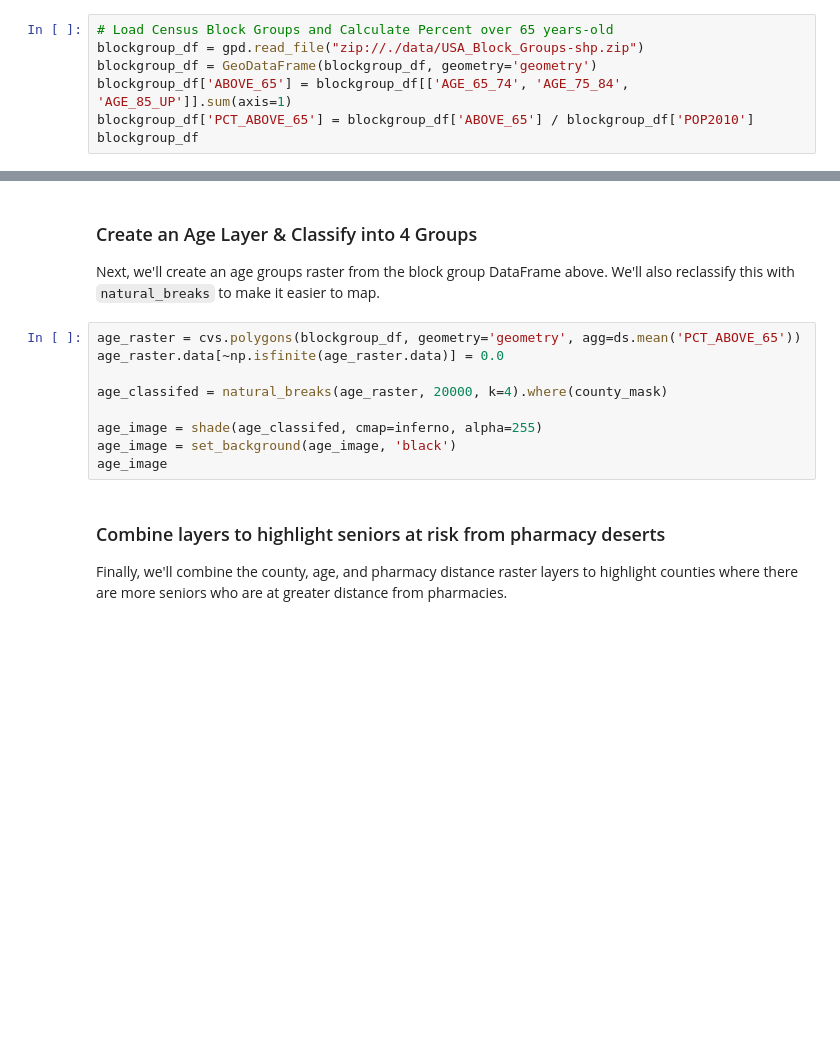
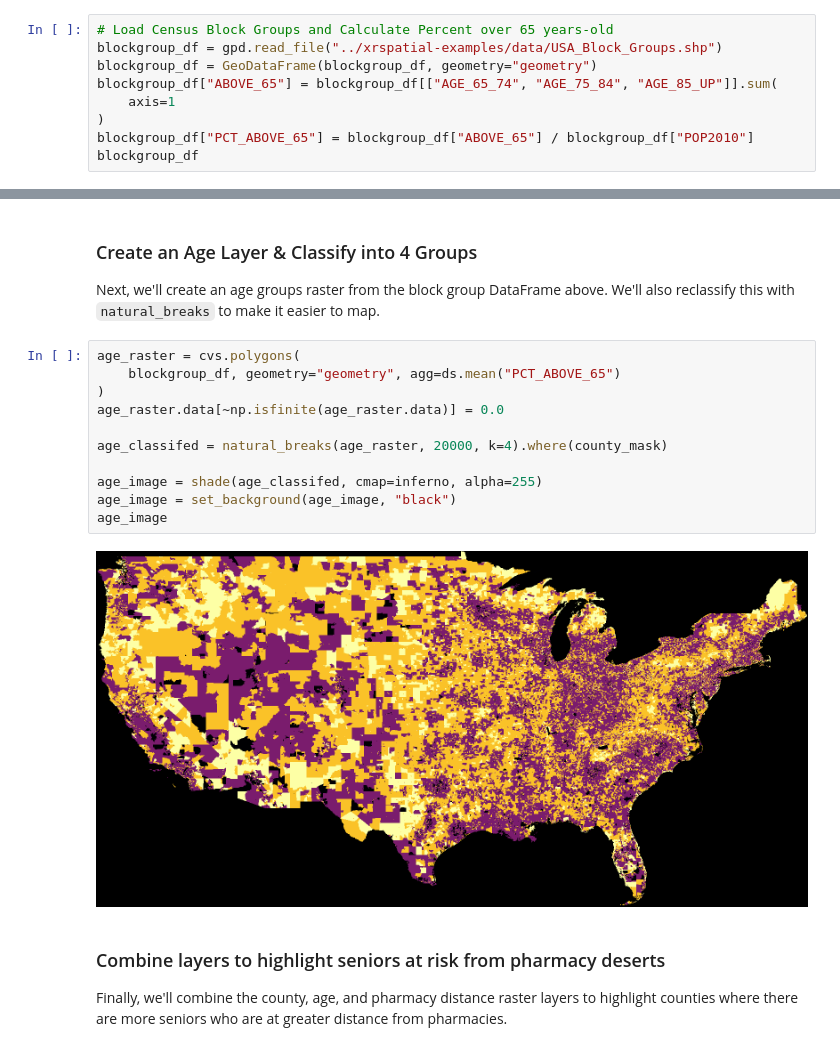
Before and after one commit to makepath/xarray-spatial, a Jupyter notebook: examples/pharmacy-deserts.ipynb, the cells around one changed output, grey strips where cells are left out. Drawn from its saved outputs; the diff is of its cells as text; blank space fills up the shorter version.

```diff
--- a/examples/pharmacy-deserts.ipynb
+++ b/examples/pharmacy-deserts.ipynb
@@ -44,8 +54,10 @@ Next, we'll do the same for the US block group data, but we'll use geopandas for
 We'll also group together all age groups above 65 to simplify things a bit.
 # %%
 # Load Census Block Groups and Calculate Percent over 65 years-old
-blockgroup_df = gpd.read_file("zip://./data/USA_Block_Groups-shp.zip")
-blockgroup_df = GeoDataFrame(blockgroup_df, geometry='geometry')
-blockgroup_df['ABOVE_65'] = blockgroup_df[['AGE_65_74', 'AGE_75_84', 'AGE_85_UP']].sum(axis=1)
-blockgroup_df['PCT_ABOVE_65'] = blockgroup_df['ABOVE_65'] / blockgroup_df['POP2010']
+blockgroup_df = gpd.read_file("../xrspatial-examples/data/USA_Block_Groups.shp")
+blockgroup_df = GeoDataFrame(blockgroup_df, geometry="geometry")
+blockgroup_df["ABOVE_65"] = blockgroup_df[["AGE_65_74", "AGE_75_84", "AGE_85_UP"]].sum(
+    axis=1
+)
+blockgroup_df["PCT_ABOVE_65"] = blockgroup_df["ABOVE_65"] / blockgroup_df["POP2010"]
 blockgroup_df
@@ -105,14 +150,18 @@ image_pharmacy
 Next, we'll create an age groups raster from the block group DataFrame above.
 We'll also reclassify this with `natural_breaks` to make it easier to map.
 # %%
-age_raster = cvs.polygons(blockgroup_df, geometry='geometry', agg=ds.mean('PCT_ABOVE_65'))
+age_raster = cvs.polygons(
+    blockgroup_df, geometry="geometry", agg=ds.mean("PCT_ABOVE_65")
+)
 age_raster.data[~np.isfinite(age_raster.data)] = 0.0
 
 age_classifed = natural_breaks(age_raster, 20000, k=4).where(county_mask)
 
 age_image = shade(age_classifed, cmap=inferno, alpha=255)
-age_image = set_background(age_image, 'black')
+age_image = set_background(age_image, "black")
 age_image
+# %% [output]
+[figure, added]
 # %% [markdown]
 ### Combine layers to highlight seniors at risk from pharmacy deserts
 
```
Also changed, not shown: parts of 13 cells of this notebook.
